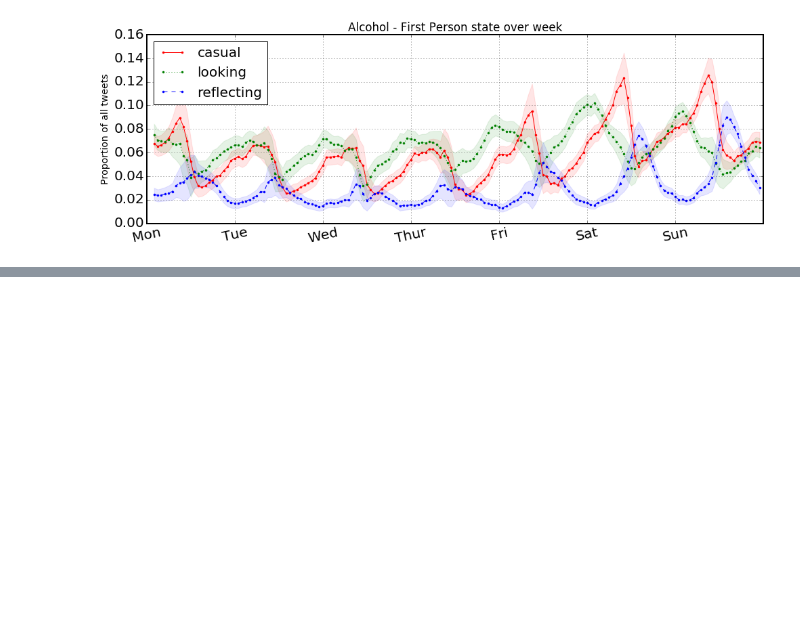
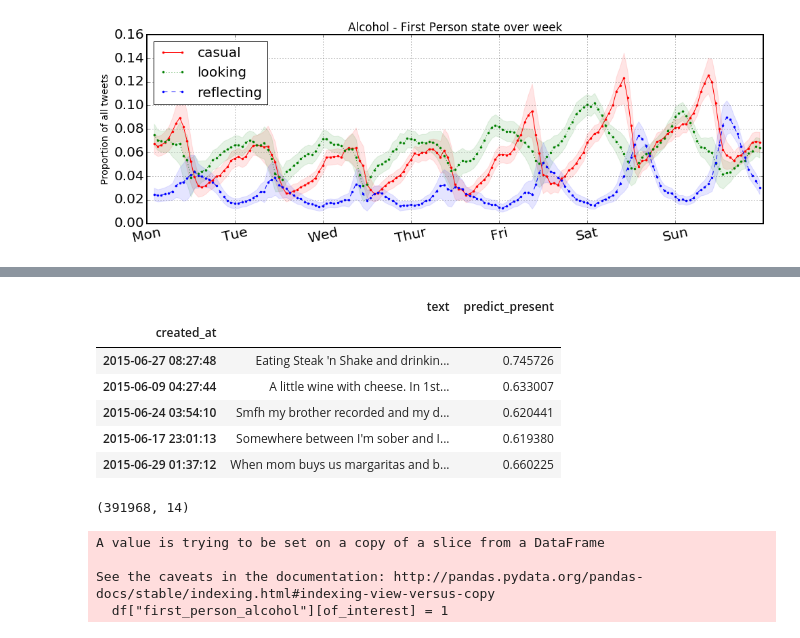
Before and after one commit to tj2huang/nyu-twipsy, a Jupyter notebook: plot-sept.ipynb, the cells around one changed output, grey strips where cells are left out. Drawn from its saved outputs; the diff is of its cells as text; code cells hidden in the pictures; blank space fills up the shorter version.

```diff
--- a/plot-sept.ipynb
+++ b/plot-sept.ipynb
@@ -39,0 +103,21 @@ plot.plot_fps_week(drinking, '')
+# %%
+june[june.casual][['text', 'predict_present']].sample(5)
+# %% [output]
+|  | text | predict_present |
+| created_at |  |  |
+| 2015-06-27 08:27:48 | Eating Steak 'n Shake and drinkin... | 0.745726 |
+| 2015-06-09 04:27:44 | A little wine with cheese. In 1st... | 0.633007 |
+| 2015-06-24 03:54:10 | Smfh my brother recorded and my d... | 0.620441 |
+| 2015-06-17 23:01:13 | Somewhere between I'm sober and I... | 0.619380 |
+| 2015-06-29 01:37:12 | When mom buys us margaritas and b... | 0.660225 |
+# %%
+march.shape
+# %% [output]
+(391968, 14)
+# %%
+plot.setup(march)
+# %% [output]
+A value is trying to be set on a copy of a slice from a DataFrame
+
+See the caveats in the documentation: http://pandas.pydata.org/pandas-docs/stable/indexing.html#indexing-view-versus-copy
+  df["first_person_alcohol"][of_interest] = 1
```
Also changed, not shown: parts of 15 cells of this notebook, 4 other files.
